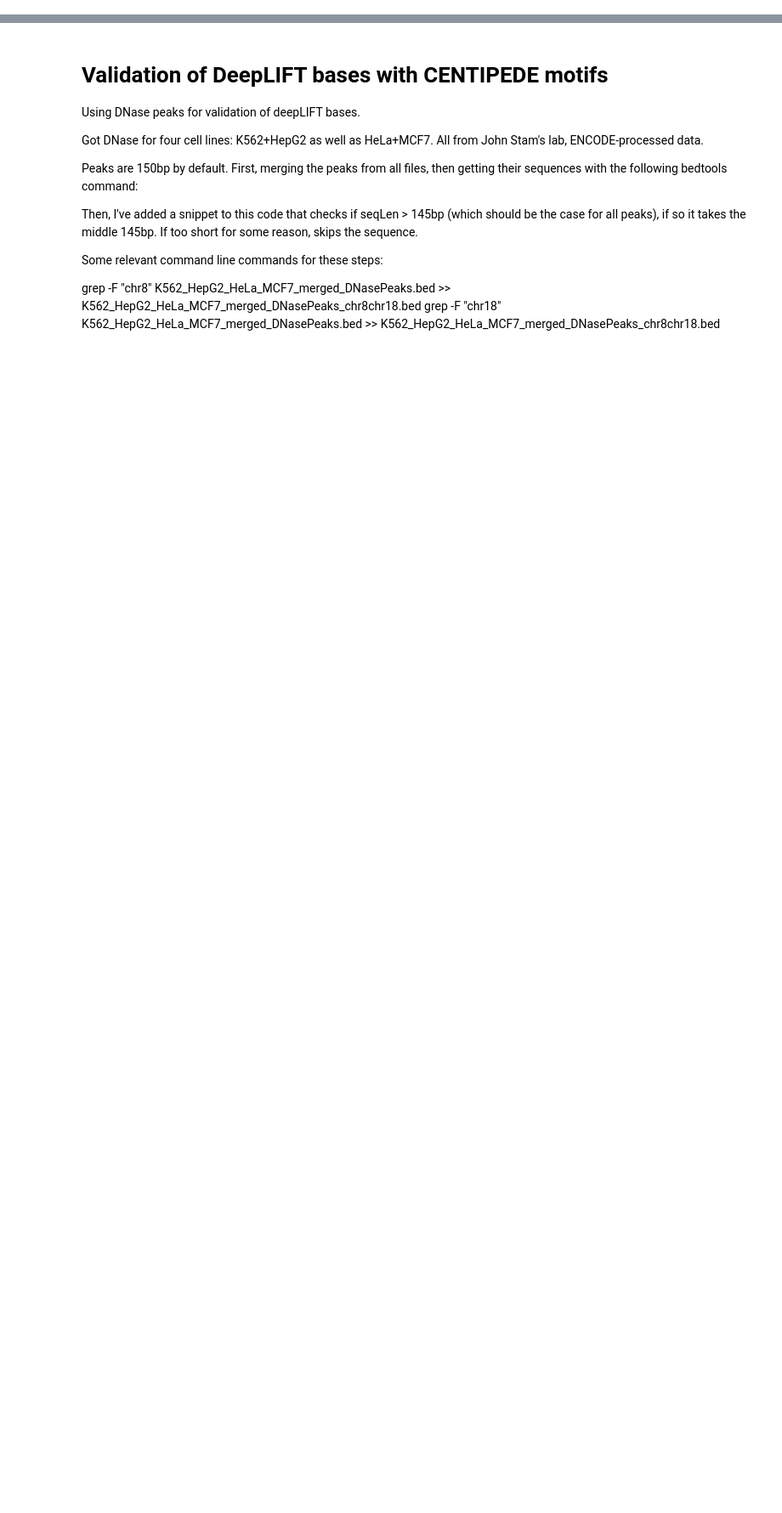
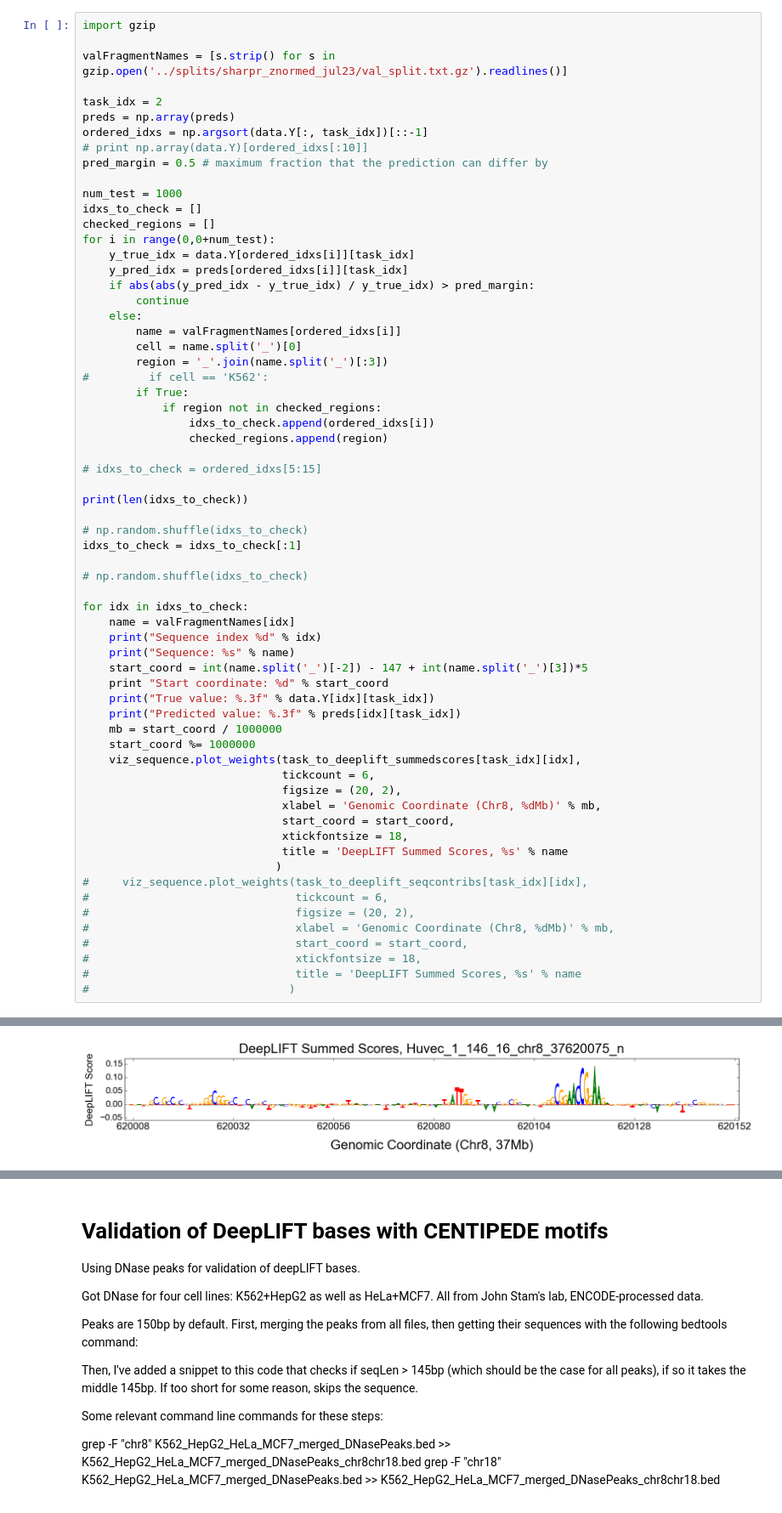
Before and after one commit to kundajelab/mpra, a Jupyter notebook: deeplearn/scripts/Sharpr DeepLIFT Scoring Validation.ipynb, the cells around one changed output, grey strips where cells are left out. Shown at 85% size. Saved outputs shown, nothing was run; the diff lists cells and outputs as text; blank space fills up the shorter version.

```diff
--- a/deeplearn/scripts/Sharpr DeepLIFT Scoring Validation.ipynb
+++ b/deeplearn/scripts/Sharpr DeepLIFT Scoring Validation.ipynb
@@ -0,0 +253,65 @@
+# %%
+import gzip
+
+valFragmentNames = [s.strip() for s in gzip.open('../splits/sharpr_znormed_jul23/val_split.txt.gz').readlines()]
+
+task_idx = 2
+preds = np.array(preds)
+ordered_idxs = np.argsort(data.Y[:, task_idx])[::-1]
+# print np.array(data.Y)[ordered_idxs[:10]]
+pred_margin = 0.5 # maximum fraction that the prediction can differ by
+
+num_test = 1000
+idxs_to_check = []
+checked_regions = []
+for i in range(0,0+num_test):
+    y_true_idx = data.Y[ordered_idxs[i]][task_idx]
+    y_pred_idx = preds[ordered_idxs[i]][task_idx]
+    if abs(abs(y_pred_idx - y_true_idx) / y_true_idx) > pred_margin:
+        continue
+    else:
+        name = valFragmentNames[ordered_idxs[i]]
+        cell = name.split('_')[0]
+        region = '_'.join(name.split('_')[:3])
+#         if cell == 'K562':
+        if True:
+            if region not in checked_regions:
+                idxs_to_check.append(ordered_idxs[i])
+                checked_regions.append(region)
+
+# idxs_to_check = ordered_idxs[5:15]
+
+print(len(idxs_to_check))
+
+# np.random.shuffle(idxs_to_check)
+idxs_to_check = idxs_to_check[:1]
+
+# np.random.shuffle(idxs_to_check)
+
+for idx in idxs_to_check:
+    name = valFragmentNames[idx]
+    print("Sequence index %d" % idx)
+    print("Sequence: %s" % name)
+    start_coord = int(name.split('_')[-2]) - 147 + int(name.split('_')[3])*5
+    print "Start coordinate: %d" % start_coord
+    print("True value: %.3f" % data.Y[idx][task_idx])
+    print("Predicted value: %.3f" % preds[idx][task_idx])
+    mb = start_coord / 1000000
+    start_coord %= 1000000
+    viz_sequence.plot_weights(task_to_deeplift_summedscores[task_idx][idx],
+                              tickcount = 6,
+                              figsize = (20, 2),
+                              xlabel = 'Genomic Coordinate (Chr8, %dMb)' % mb,
+                              start_coord = start_coord,
+                              xtickfontsize = 18,
+                              title = 'DeepLIFT Summed Scores, %s' % name
+                             )
+#     viz_sequence.plot_weights(task_to_deeplift_seqcontribs[task_idx][idx],
+#                               tickcount = 6,
+#                               figsize = (20, 2),
+#                               xlabel = 'Genomic Coordinate (Chr8, %dMb)' % mb,
+#                               start_coord = start_coord,
+#                               xtickfontsize = 18,
+#                               title = 'DeepLIFT Summed Scores, %s' % name
+#                              )
+# %% [output]
@@ -0,0 +324 @@
+[figure, added]
```
Also changed, not shown: parts of 29 cells of this notebook, 7 other files.
